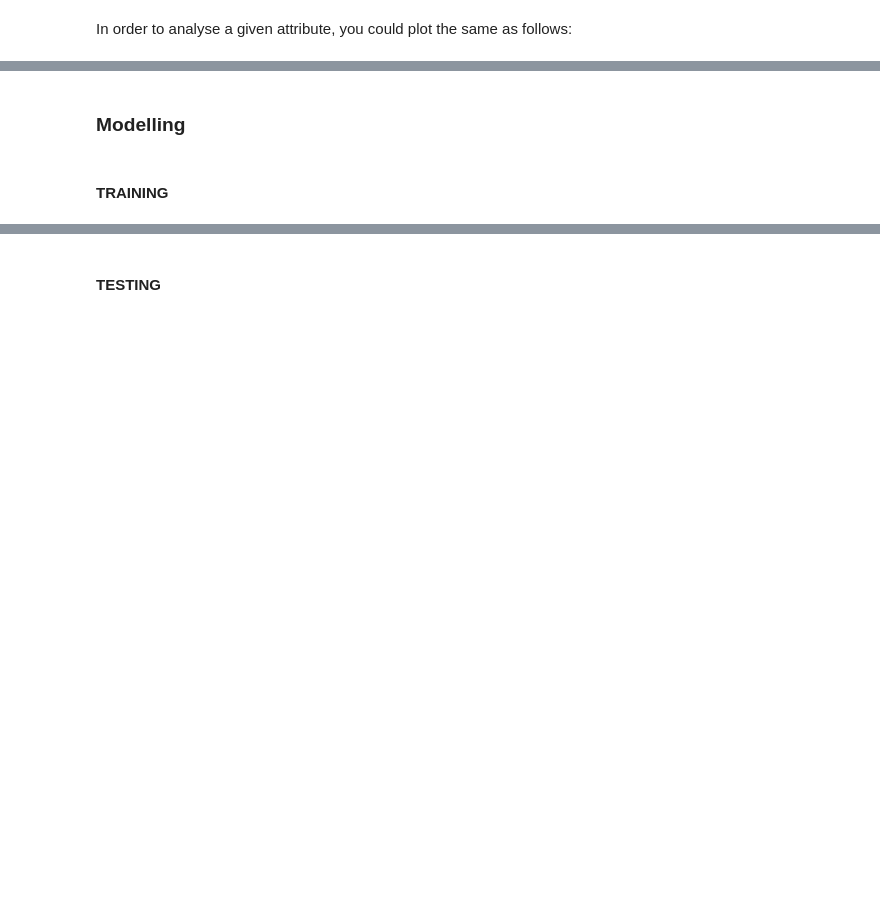
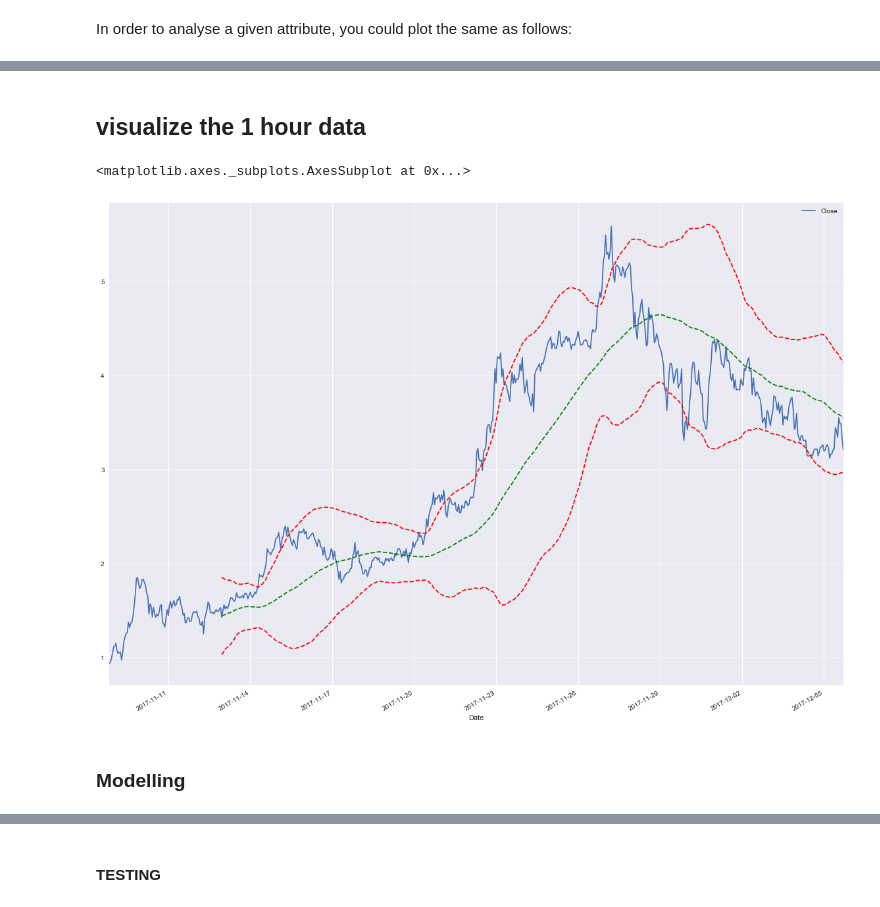
Before and after one commit to hao44le/gelei_bulbea, a Jupyter notebook: bulbea for RDN.ipynb, the cells around one changed output, grey strips where cells are left out. Cells and saved outputs as stored; diff of their text form; code cells hidden in the pictures; blank space fills up the shorter version.

```diff
--- a/bulbea for RDN.ipynb
+++ b/bulbea for RDN.ipynb
@@ -86,3 +76,11 @@ Xtest  = np.reshape(Xtest, (Xtest.shape[0], Xtest.shape[1], 1))
+# %% [markdown]
+## visualize the 1 hour data
+# %%
+% matplotlib inline
+share_array[0].plot(['Close'], figsize = (20, 15), bollinger_bands = True, period = 100, bandwidth = 2)
+# %% [output]
+<matplotlib.axes._subplots.AxesSubplot at 0x...>
+[figure, added]
 # %% [markdown]
 ### Modelling
 # %%
@@ -92,2 +87,0 @@ rnn = RNN([1, 100, 100, 1]) # number of neurons in each layer
-# %% [markdown]
-#### TRAINING
```
Also changed, not shown: parts of 35 cells of this notebook, 4 other files.
